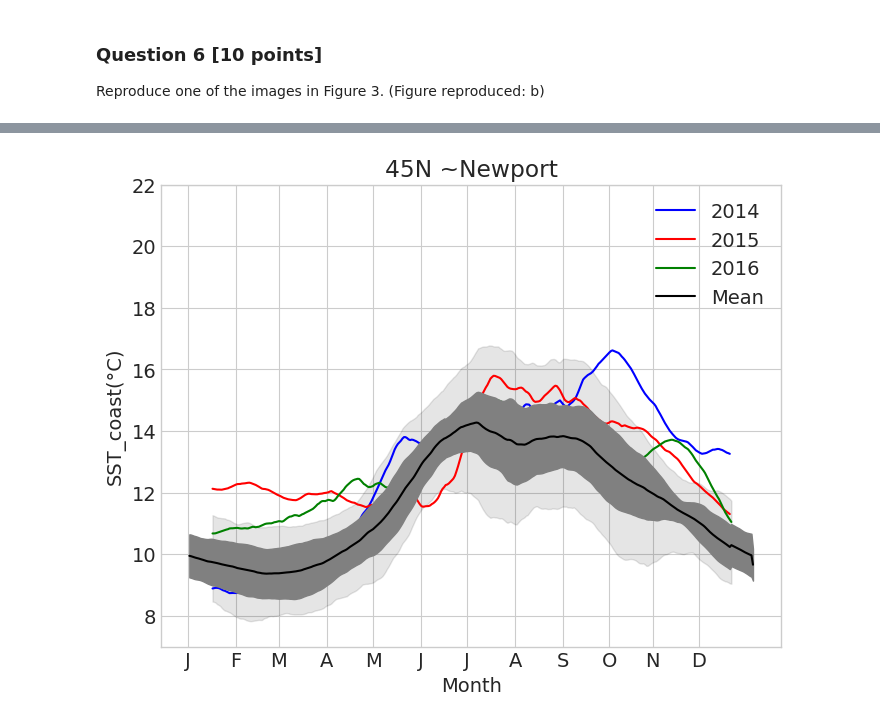
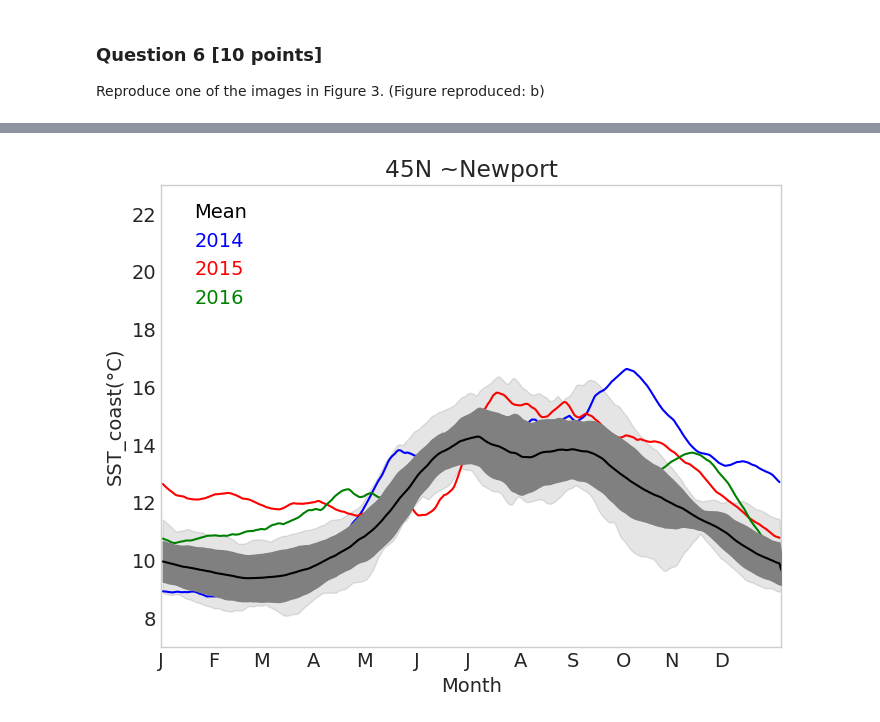
Before and after one commit to UCB-stat-159-s23/hw03-Group10, a Jupyter notebook: climate-Q06.ipynb, the cells around one changed output, grey strips where cells are left out. Cells and saved outputs as stored; diff of their text form; code cells hidden in the pictures.

```diff
--- a/climate-Q06.ipynb
+++ b/climate-Q06.ipynb
@@ -65,25 +78,27 @@ extremum['mins'] = extremum.mins.rolling(day_of_year=30, center=True).mean()
 # %%
-# plot 2014, 2015, 2016
-ds14.sst_celsius.rolling(time=30, center=True).mean().plot(x='day_of_year', color='blue', label='2014')
-ds15.sst_celsius.rolling(time=30, center=True).mean().plot(x='day_of_year', color='red', label='2015')
-ds16.sst_celsius.rolling(time=30, center=True).mean().plot(x='day_of_year', color='green', label='2016')
-
 # plot rolling means for 2002-2013
 rollings_grouped.plot(x='day_of_year', color='black', label='Mean', zorder=4)
+
+# plot 2014, 2015, 2016
+ds14.plot(x='day_of_year', color='blue', label='2014')
+ds15.plot(x='day_of_year', color='red', label='2015')
+ds16.plot(x='day_of_year', color='green', label='2016')
 
 # create shaded area for maximum/minimum, opaque area for +- 1 SD
 plt.fill_between(rollings_sds.day_of_year, rollings_sds.sd_lower_bound, rollings_sds.sd_upper_bound, zorder=3, color='gray')
 plt.fill_between(extremum.day_of_year, extremum.mins, extremum.maxes, alpha=0.1, color='black')
 
-# titling and labeling
+# titling and labeling, legend, gridlines
 plt.title('45N ~Newport')
+plt.grid(False)
 plt.xticks([0, 31, 59, 90, 120, 151, 181, 212, 243, 273, 301, 331],
            ['J', 'F', 'M', 'A', 'M', 'J', 'J', 'A', 'S', 'O', 'N', 'D'])
 plt.xlabel('Month')
-plt.ylim(7, 22)
+plt.ylim(7, 23)
+plt.xlim(0, 366)
 plt.ylabel('SST_coast(°C)')
-plt.legend()
+plt.legend(loc='upper left', labelcolor='linecolor', handlelength=0)
 
 plt.savefig('outputs/q06.png')
 # %% [output]
-[figure, old version]
+[figure, new version]
```
Also changed, not shown: parts of 7 cells of this notebook, 1 other file.
